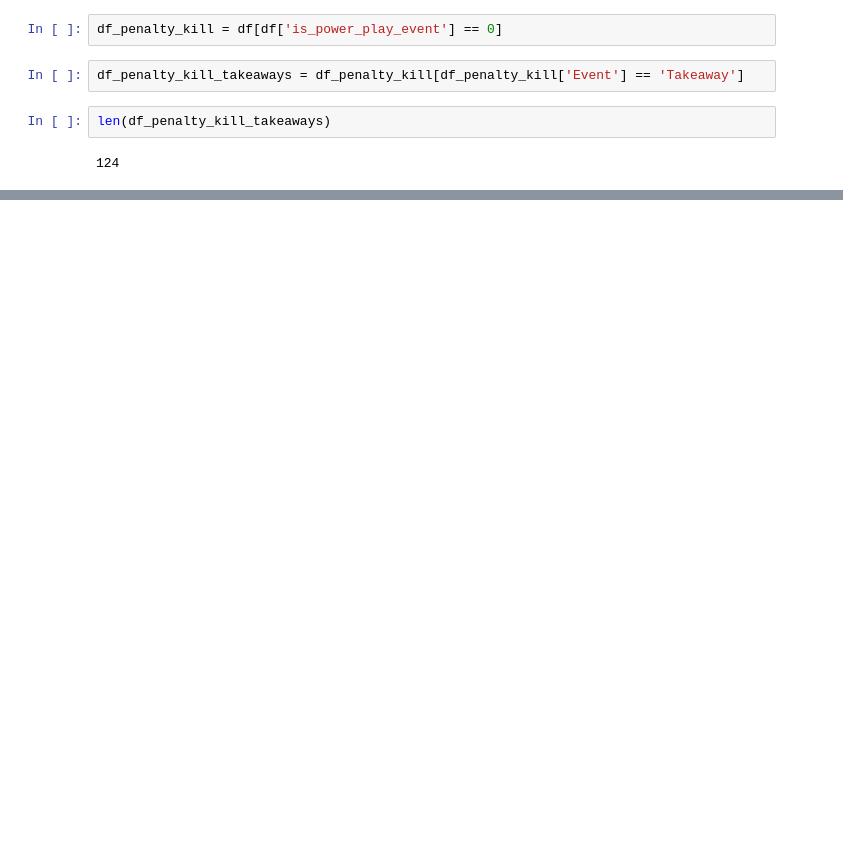
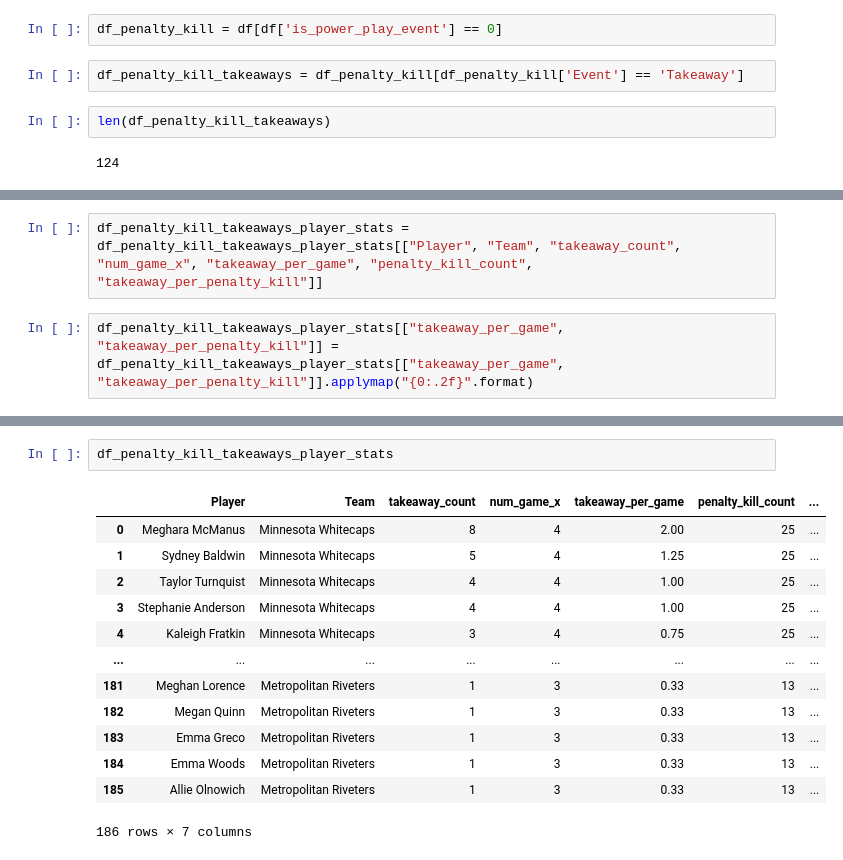
Before and after one commit to tassadaryl/Team-Orange-Rotman-2022Datathon, a Jupyter notebook: specialists.ipynb, the cells around one changed output, grey strips where cells are left out. Cells and saved outputs as stored; diff of their text form; blank space fills up the shorter version.

```diff
--- a/specialists.ipynb
+++ b/specialists.ipynb
@@ -162,0 +204,4 @@ Name: Player, Length: 62, dtype: int64
+# %%
+df_penalty_kill_takeaways_player_stats = df_penalty_kill_takeaways_player_stats[["Player", "Team", "takeaway_count", "num_game_x", "takeaway_per_game", "penalty_kill_count", "takeaway_per_penalty_kill"]]
+# %%
+df_penalty_kill_takeaways_player_stats[["takeaway_per_game", "takeaway_per_penalty_kill"]] = df_penalty_kill_takeaways_player_stats[["takeaway_per_game", "takeaway_per_penalty_kill"]].applymap("{0:.2f}".format)
@@ -162,0 +214,16 @@ Name: Player, Length: 62, dtype: int64
+# %%
+df_penalty_kill_takeaways_player_stats
+# %% [output]
+|  | Player | Team | takeaway_count | num_game_x | takeaway_per_game | penalty_kill_count | ... |
+| 0 | Meghara McManus | Minnesota Whitecaps | 8 | 4 | 2.00 | 25 | ... |
+| 1 | Sydney Baldwin | Minnesota Whitecaps | 5 | 4 | 1.25 | 25 | ... |
+| 2 | Taylor Turnquist | Minnesota Whitecaps | 4 | 4 | 1.00 | 25 | ... |
+| 3 | Stephanie Anderson | Minnesota Whitecaps | 4 | 4 | 1.00 | 25 | ... |
+| 4 | Kaleigh Fratkin | Minnesota Whitecaps | 3 | 4 | 0.75 | 25 | ... |
+| ... | ... | ... | ... | ... | ... | ... | ... |
+| 181 | Meghan Lorence | Metropolitan Riveters | 1 | 3 | 0.33 | 13 | ... |
+| 182 | Megan Quinn | Metropolitan Riveters | 1 | 3 | 0.33 | 13 | ... |
+| 183 | Emma Greco | Metropolitan Riveters | 1 | 3 | 0.33 | 13 | ... |
+| 184 | Emma Woods | Metropolitan Riveters | 1 | 3 | 0.33 | 13 | ... |
+| 185 | Allie Olnowich | Metropolitan Riveters | 1 | 3 | 0.33 | 13 | ... |
+186 rows × 7 columns
```
Also changed, not shown: parts of 8 cells of this notebook.
